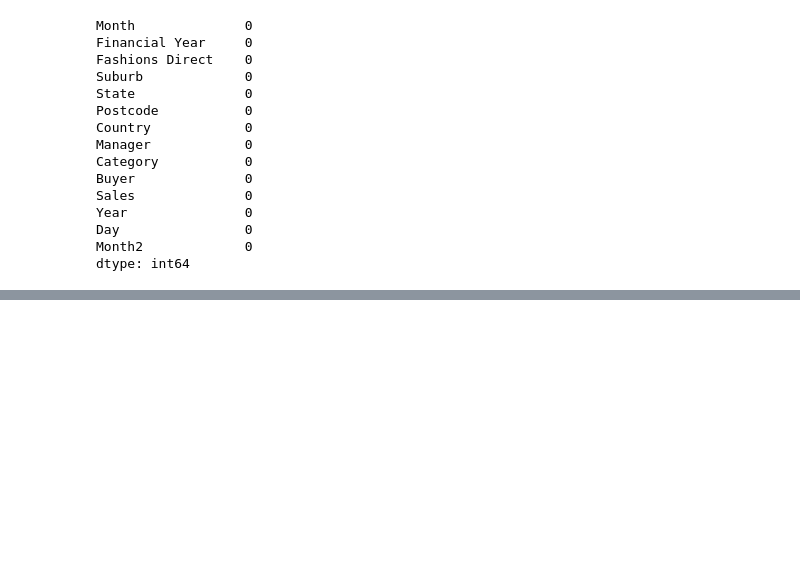
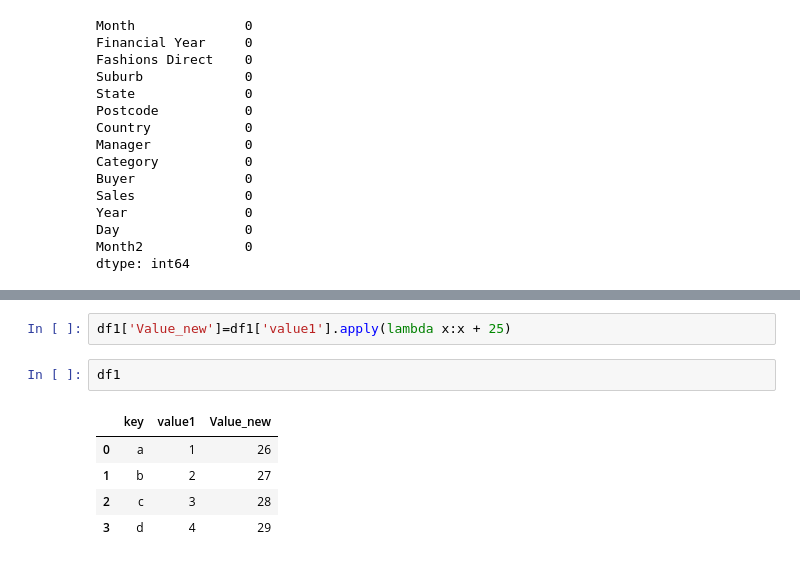
Before and after one commit to SabiahMdk/SabiahDAS, a Jupyter notebook: PYTHON/PYTHON DATA ANALYSIS/Data mnpln with pandas and numpy.ipynb, the cells around one changed output, grey strips where cells are left out. Drawn from its saved outputs; the diff is of its cells as text; blank space fills up the shorter version.

```diff
--- a/PYTHON/PYTHON DATA ANALYSIS/Data mnpln with pandas and numpy.ipynb
+++ b/PYTHON/PYTHON DATA ANALYSIS/Data mnpln with pandas and numpy.ipynb
@@ -183,0 +371,10 @@ dtype: int64
+# %%
+df1['Value_new']=df1['value1'].apply(lambda x:x + 25)
+# %%
+df1
+# %% [output]
+|  | key | value1 | Value_new |
+| 0 | a | 1 | 26 |
+| 1 | b | 2 | 27 |
+| 2 | c | 3 | 28 |
+| 3 | d | 4 | 29 |
```
Also changed, not shown: parts of 17 cells of this notebook, 3 other files.
